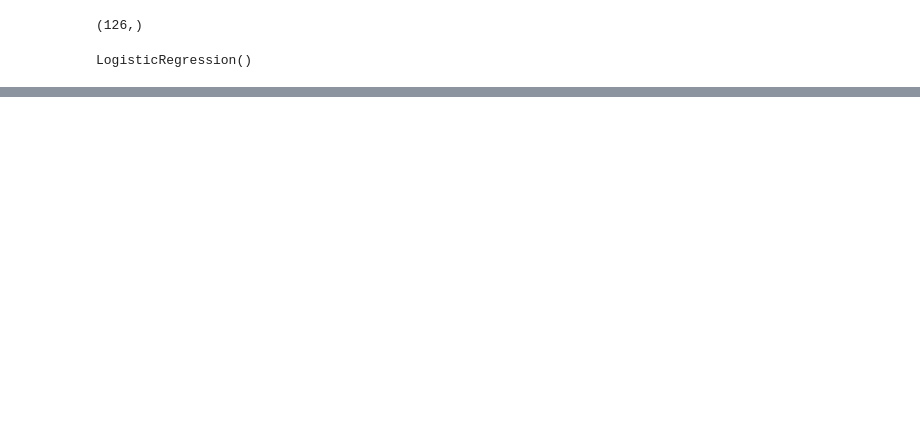
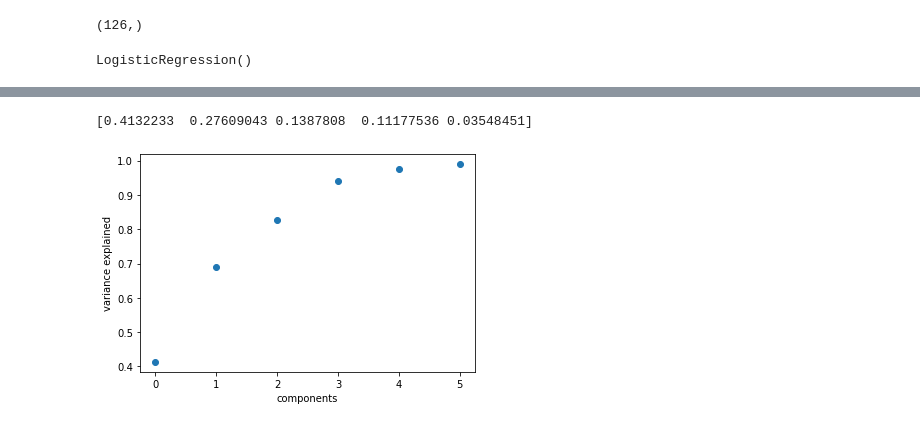
Before and after one commit to hugofmonteiro/ML-Principles-HappyCustomerPredictions, a Jupyter notebook: notebooks/happyCustomers_EDA.ipynb, the cells around one changed output, grey strips where cells are left out. Saved outputs shown, nothing was run; the diff lists cells and outputs as text; code cells hidden in the pictures; blank space fills up the shorter version.

```diff
--- a/notebooks/happyCustomers_EDA.ipynb
+++ b/notebooks/happyCustomers_EDA.ipynb
@@ -269,0 +318,14 @@ weighted avg       0.63      0.64      0.63       100
+# %%
+component_num = 7
+pca = decomposition.PCA(n_components=component_num)
+pca.fit_transform(features)
+
+plt.scatter(range(0,component_num),np.cumsum(pca.explained_variance_ratio_))
+plt.gca().set_facecolor((1, 1, 1))
+plt.xlabel('components')
+plt.ylabel('variance explained')
+
+print(pca.explained_variance_ratio_[0:5])
+# %% [output]
+[0.4132233  0.27609043 0.1387808  0.11177536 0.03548451]
+[figure, added]
```
Also changed, not shown: parts of 14 cells of this notebook.
